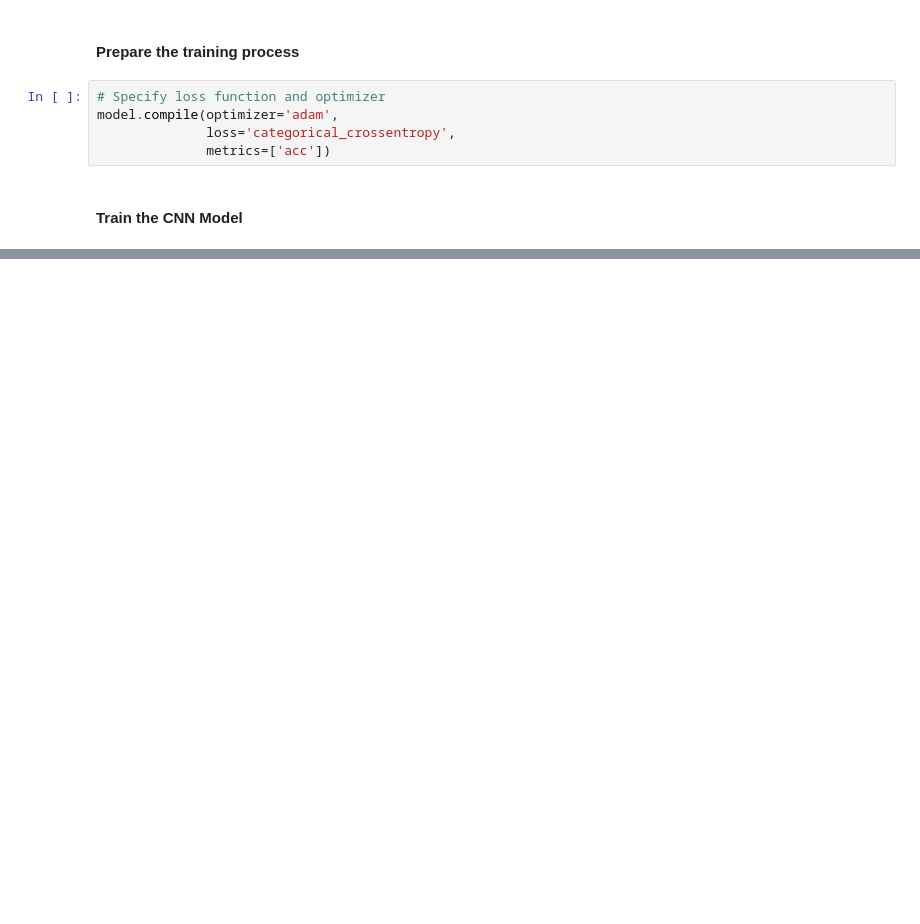
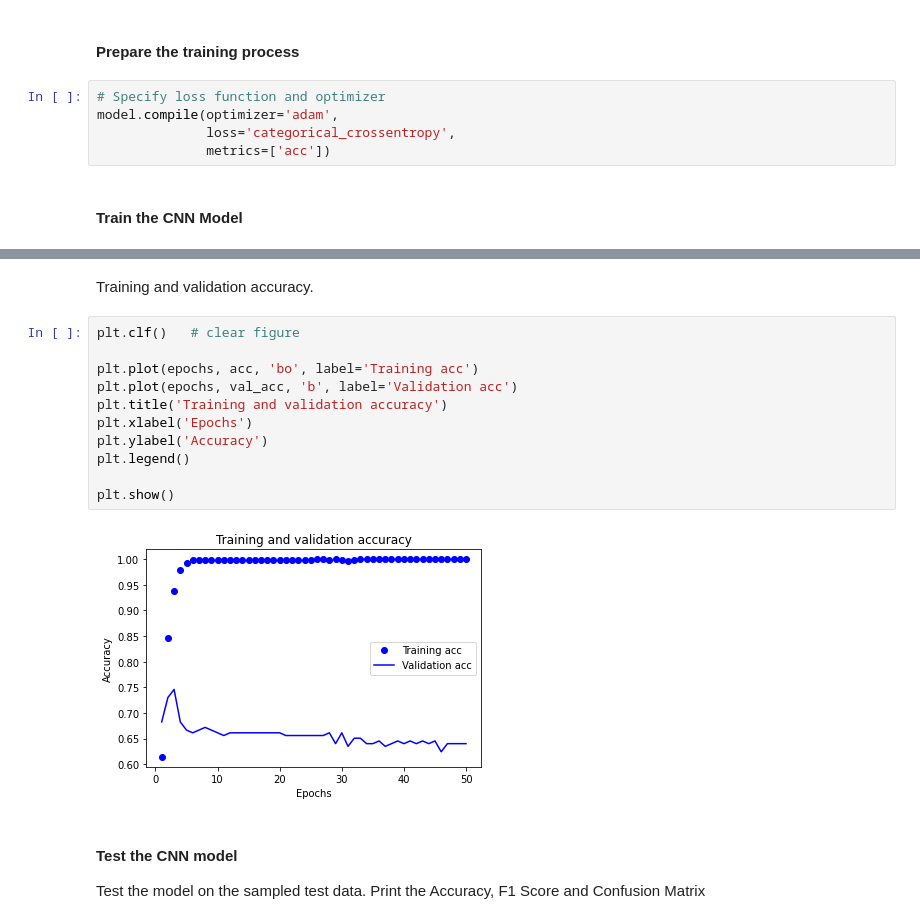
Before and after one commit to dmegkos/MSc-Dissertation-DS-2022, a Jupyter notebook: Thesis_Project.ipynb, the cells around one changed output, grey strips where cells are left out. Cells and saved outputs as stored; diff of their text form; blank space fills up the shorter version.

```diff
--- a/Thesis_Project.ipynb
+++ b/Thesis_Project.ipynb
@@ -518,0 +615,18 @@ history = model.fit(x_train_cnn,
+# %% [markdown]
+Training and validation accuracy.
+# %%
+plt.clf()   # clear figure
+
+plt.plot(epochs, acc, 'bo', label='Training acc')
+plt.plot(epochs, val_acc, 'b', label='Validation acc')
+plt.title('Training and validation accuracy')
+plt.xlabel('Epochs')
+plt.ylabel('Accuracy')
+plt.legend()
+
+plt.show()
+# %% [output]
+[figure, added]
+# %% [markdown]
+#### Test the CNN model
+Test the model on the sampled test data. Print the Accuracy, F1 Score and Confusion Matrix
```
Also changed, not shown: parts of 22 cells of this notebook, 3 other files.
